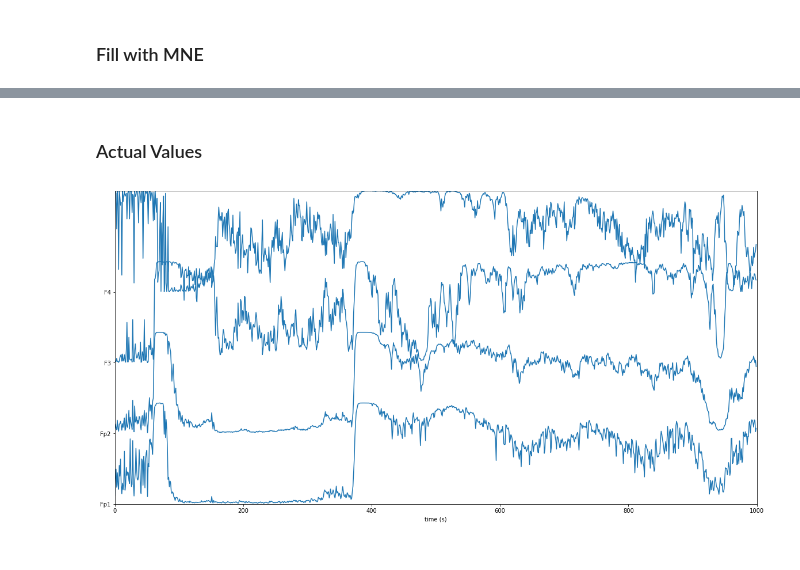
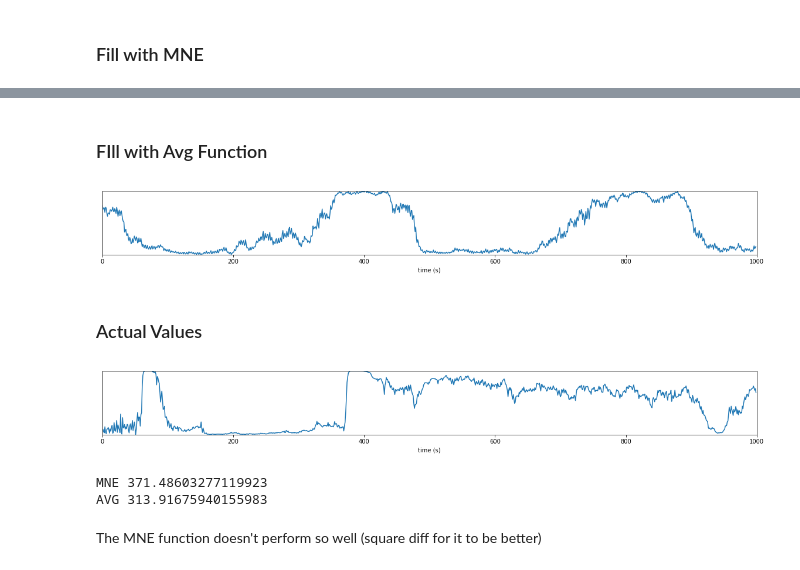
Before and after one commit to DanielLongo/NeuralFill, a Jupyter notebook: denoise/interpolate bad channels .ipynb, the cells around one changed output, grey strips where cells are left out. Cells and saved outputs as stored; diff of their text form; code cells hidden in the pictures.

```diff
--- a/denoise/interpolate bad channels .ipynb
+++ b/denoise/interpolate bad channels .ipynb
@@ -58,6 +64,28 @@ stacklineplot.stackplot(y, ylabels=ch_names)
+# %% [markdown]
+### FIll with Avg Function
+# %%
+plt.rcParams['figure.figsize'] = [20, 2]
+y_avg_missing = interpolate_signals(x[0], x[2])
+y_avg = x
+y_avg[1] = y_avg_missing
+# stacklineplot.stackplot(y_avg, ylabels=ch_names)
+stacklineplot.stackplot(y_avg[1:2], ylabels=ch_names)
+# %% [output]
+[figure, added]
 # %% [markdown]
 ### Actual Values
-# %%
-stacklineplot.stackplot(dataset[0].numpy(), ylabels=ch_names)
-# %% [output]
-[figure, removed]
+# %%
+plt.rcParams['figure.figsize'] = [20, 2]
+# stacklineplot.stackplot(dataset[0].numpy(), ylabels=ch_names)
+stacklineplot.stackplot(dataset[0].numpy()[1:2], ylabels=ch_names)
+# %% [output]
+[figure, added]
+# %%
+actual_missing = dataset[1].numpy()
+print("MNE", np.sum(np.abs(actual_missing[1] - y[1])))
+print("AVG", np.sum(np.abs(actual_missing[1] - y_avg[1])))
+# %% [output]
+MNE 371.48603277119923
+AVG 313.91675940155983
+# %% [markdown]
+The MNE function doesn't perform so well (square diff for it to be better)
```
Also changed, not shown: parts of 5 cells of this notebook.
